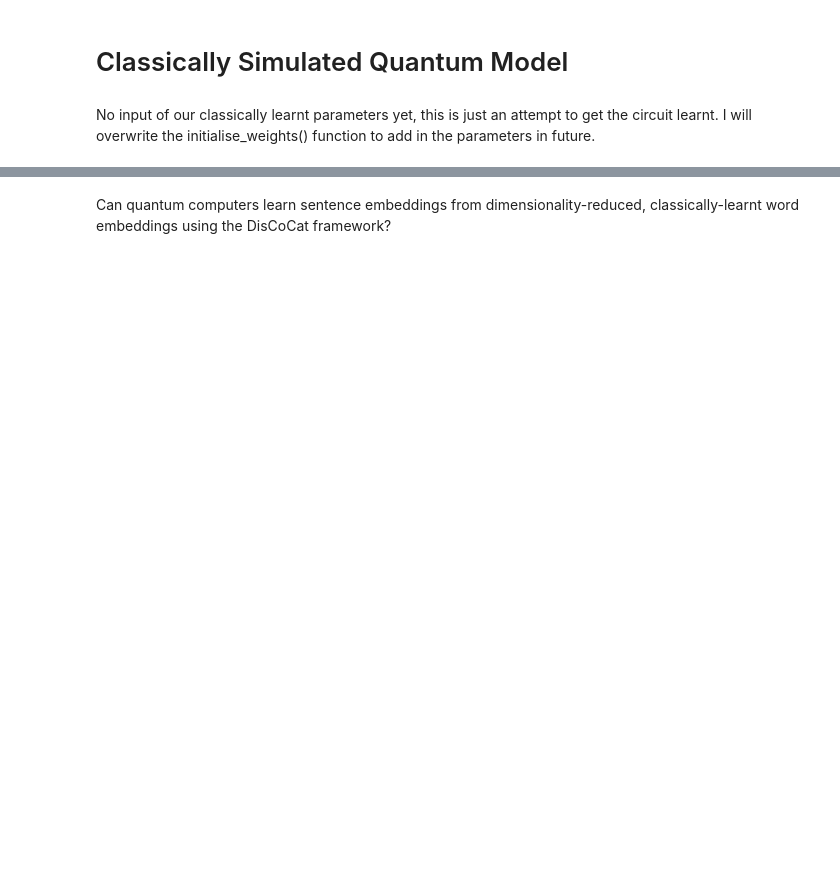
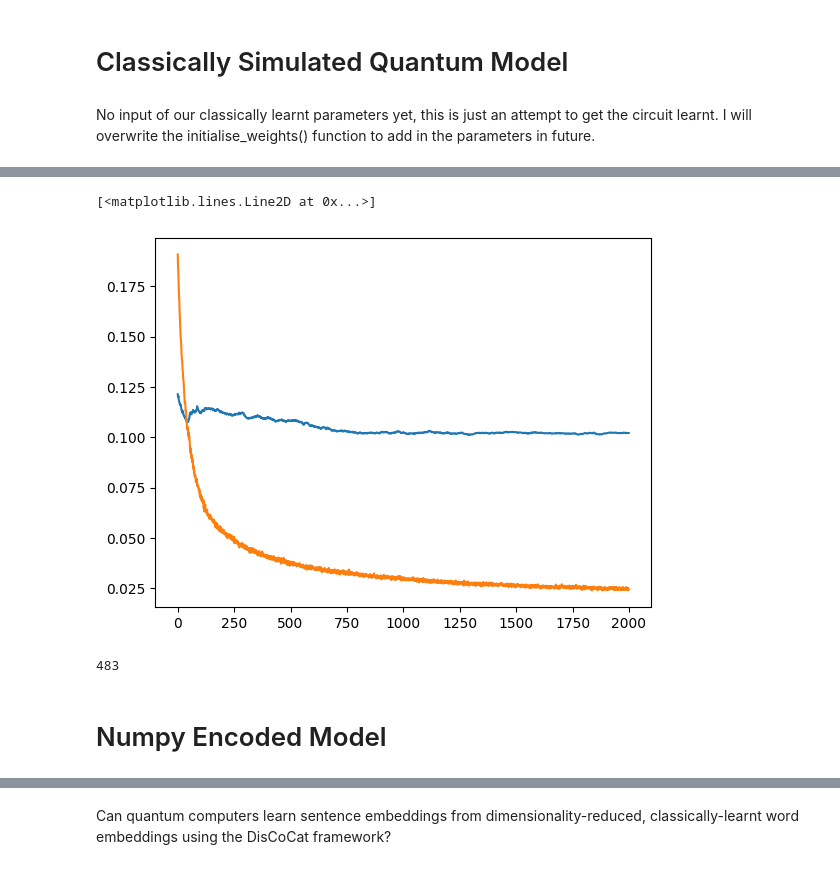
Before and after one commit to henry-dev-atkins/QNLP_MasterWork, a Jupyter notebook: IanMeeting.ipynb, the cells around one changed output, grey strips where cells are left out. Cells and saved outputs as stored; diff of their text form; code cells hidden in the pictures; blank space fills up the shorter version.

```diff
--- a/IanMeeting.ipynb
+++ b/IanMeeting.ipynb
@@ -428,0 +479,12 @@ NameError: name 'grouped_data' is not defined
+# %%
+plt.plot(epoch_count, numpy_trainer.val_costs)
+plt.plot(epoch_count, numpy_trainer.train_epoch_costs)
+# %% [output]
+[<matplotlib.lines.Line2D at 0x...>]
+[figure, added]
+# %%
+len(numpy_model.weights)
+# %% [output]
+483
+# %% [markdown]
+# Numpy Encoded Model
```
Also changed, not shown: parts of 22 cells of this notebook, 3 other files.
